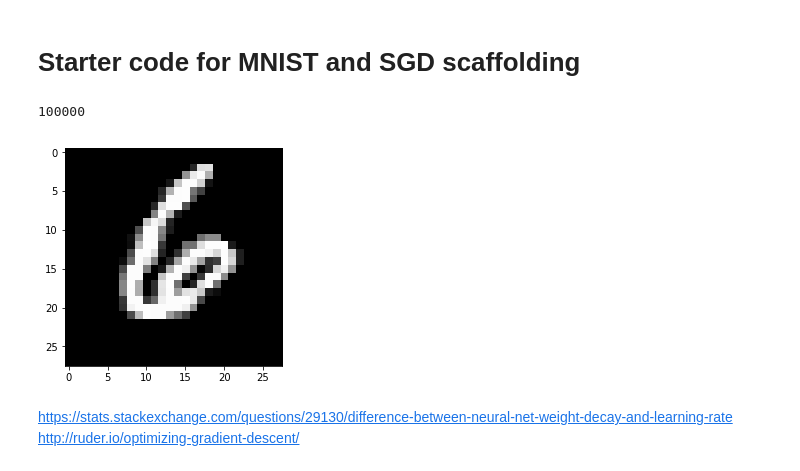
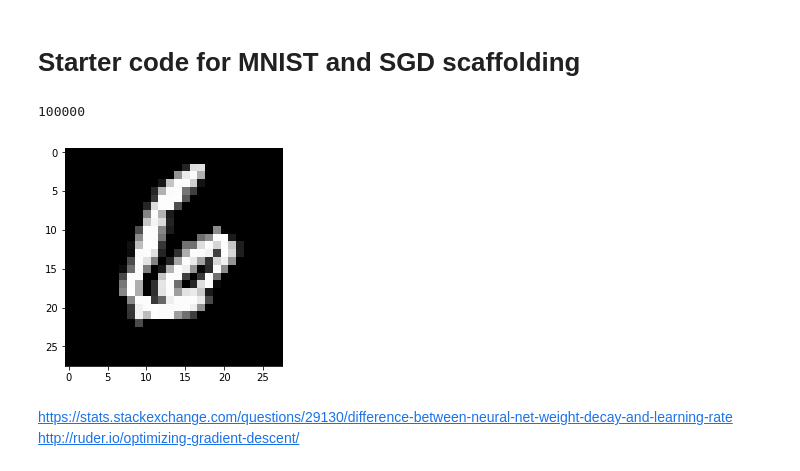
Before and after one commit to wiatrak2/nn_assignments, a Jupyter notebook: assignment4/Assignment4.ipynb, the cells around one changed output. Drawn from its saved outputs; the diff is of its cells as text; code cells hidden in the pictures.

```diff
--- a/assignment4/Assignment4.ipynb
+++ b/assignment4/Assignment4.ipynb
@@ -248,46 +254,18 @@ mnist_loaders = {
         _valid, batch_size=batch_size, shuffle=False),
     'test': torch.utils.data.DataLoader(
         _test, batch_size=batch_size, shuffle=False)}
-# %%
-tr1 = torchvision.transforms.Compose(
-    [
-     torchvision.transforms.ToTensor(),
-     torchvision.transforms.Normalize((0.1307,), (0.3081,)),
-    ])
-
-def rot1(img):
-    if np.random.rand() < 0.9:
-        img = img.rotate(5)
-    if np.random.rand() < 0.8:
-        ar = np.array(img)
-        gauss = np.random.normal(0,0.1,ar.shape)
-        gauss = gauss.reshape(ar.shape[0],-1)
-        ar = ar + gauss
-        img = PIL.Image.fromarray(numpy.uint8(ar))
-    if np.random.rand() < 0.7:
-        img = img.filter(ImageFilter.GaussianBlur(0.2))
-    return img
-
-tr2 = torchvision.transforms.Compose(
-    [
-     torchvision.transforms.Lambda(rot1),
-     torchvision.transforms.ToTensor(),
-     torchvision.transforms.Normalize((0.1307,), (0.3081,)),
-    ])
-
-mnist = torchvision.datasets.MNIST(data_path, train=True, download=True, transform=tr1)
-
-mnist = torch.utils.data.dataset.ConcatDataset([_train, _train2])
-
-image = mnist[13]
-
-im = image[0][0].numpy()
-imshow(im, cmap='gray')
-
-print len(mnist)
-# %% [output]
-100000
-[figure, removed]
+# %%
+mnist = torchvision.datasets.MNIST(
+    data_path, train=True, download=True, transform=transform_train)
+image = mnist[13]
+
+im = image[0][0].numpy()
+imshow(im, cmap='gray')
+
+print len(_train)
+# %% [output]
+100000
+[figure, added]
 # %% [markdown]
 https://stats.stackexchange.com/questions/29130/difference-between-neural-net-weight-decay-and-learning-rate
 http://ruder.io/optimizing-gradient-descent/
```
Also changed, not shown: parts of 5 cells of this notebook.
